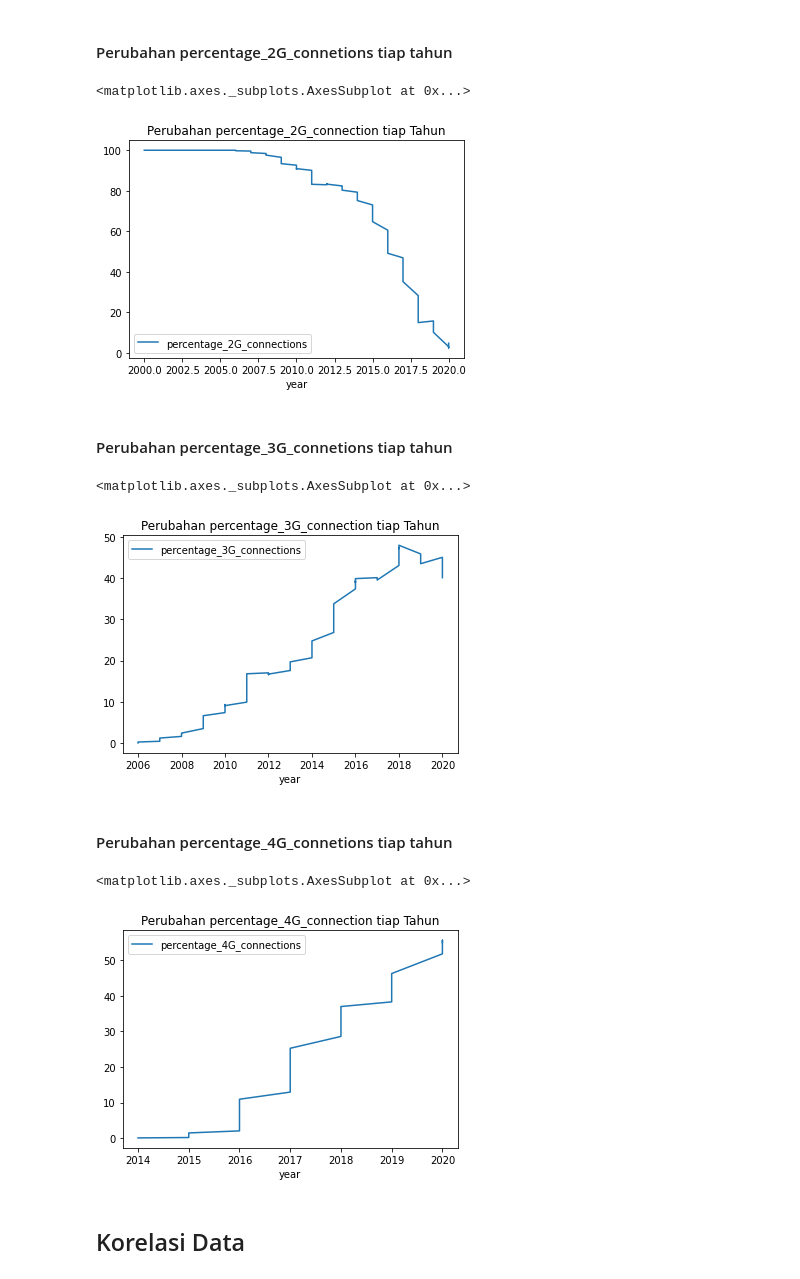
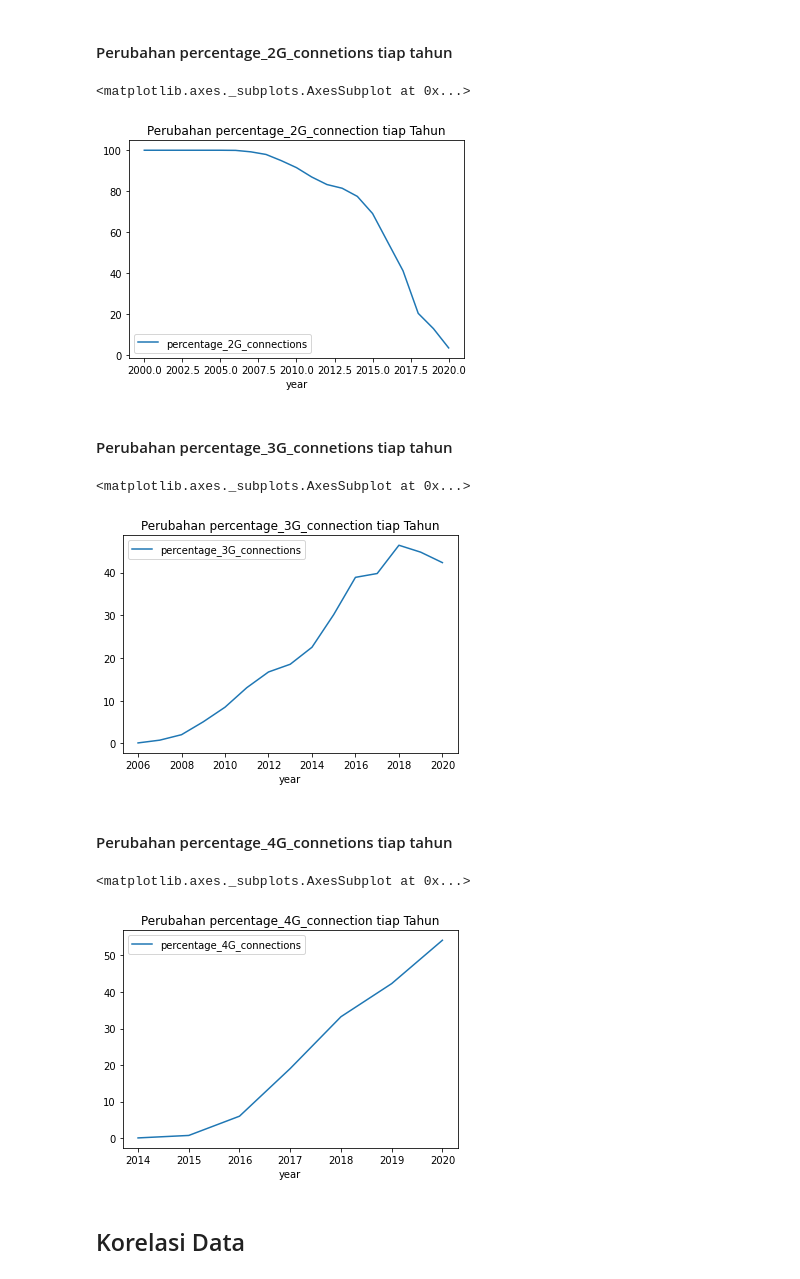
Before and after one commit to fairofif/-S2-TubesPengantarKomputasi, a Jupyter notebook: analisis_data_telkomsel.ipynb, the cells around one changed output. Cells and saved outputs as stored; diff of their text form; code cells hidden in the pictures.

```diff
--- a/analisis_data_telkomsel.ipynb
+++ b/analisis_data_telkomsel.ipynb
@@ -871,24 +870,24 @@ data.plot(kind="line", x="year", y="percentage_contract_connections", title="Per
 # %% [markdown]
 #### Perubahan percentage_2G_connetions tiap tahun
 # %%
-data.plot(kind="line", x="year", y="percentage_2G_connections", title="Perubahan percentage_2G_connection tiap Tahun")
+yeardata.plot(kind="line", x="year", y="percentage_2G_connections", title="Perubahan percentage_2G_connection tiap Tahun")
 # %% [output]
 <matplotlib.axes._subplots.AxesSubplot at 0x...>
-[figure, old version]
+[figure, new version]
 # %% [markdown]
 #### Perubahan percentage_3G_connetions tiap tahun
 # %%
-data.plot(kind="line", x="year", y="percentage_3G_connections", title="Perubahan percentage_3G_connection tiap Tahun")
+yeardata.plot(kind="line", x="year", y="percentage_3G_connections", title="Perubahan percentage_3G_connection tiap Tahun")
 # %% [output]
 <matplotlib.axes._subplots.AxesSubplot at 0x...>
-[figure, old version]
+[figure, new version]
 # %% [markdown]
 #### Perubahan percentage_4G_connetions tiap tahun
 # %%
-data.plot(kind="line", x="year", y="percentage_4G_connections", title="Perubahan percentage_4G_connection tiap Tahun")
+yeardata.plot(kind="line", x="year", y="percentage_4G_connections", title="Perubahan percentage_4G_connection tiap Tahun")
 # %% [output]
 <matplotlib.axes._subplots.AxesSubplot at 0x...>
-[figure, old version]
+[figure, new version]
 # %% [markdown]
 ## Korelasi Data
 # %% [markdown]
```
Also changed, not shown: parts of 14 cells of this notebook.
